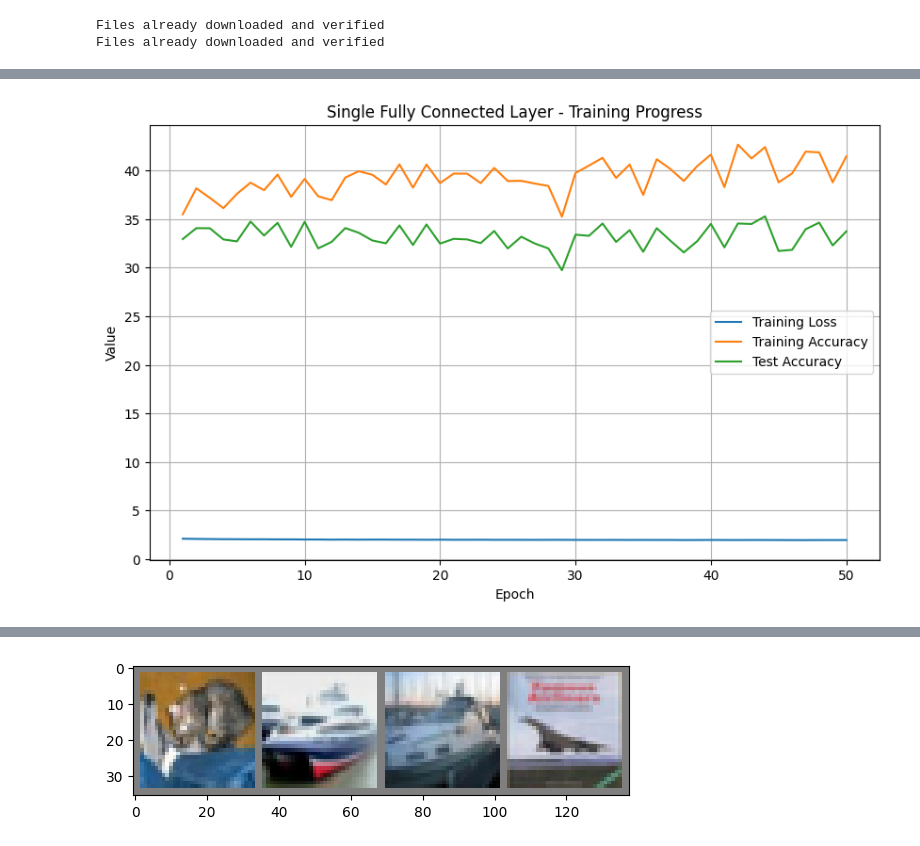
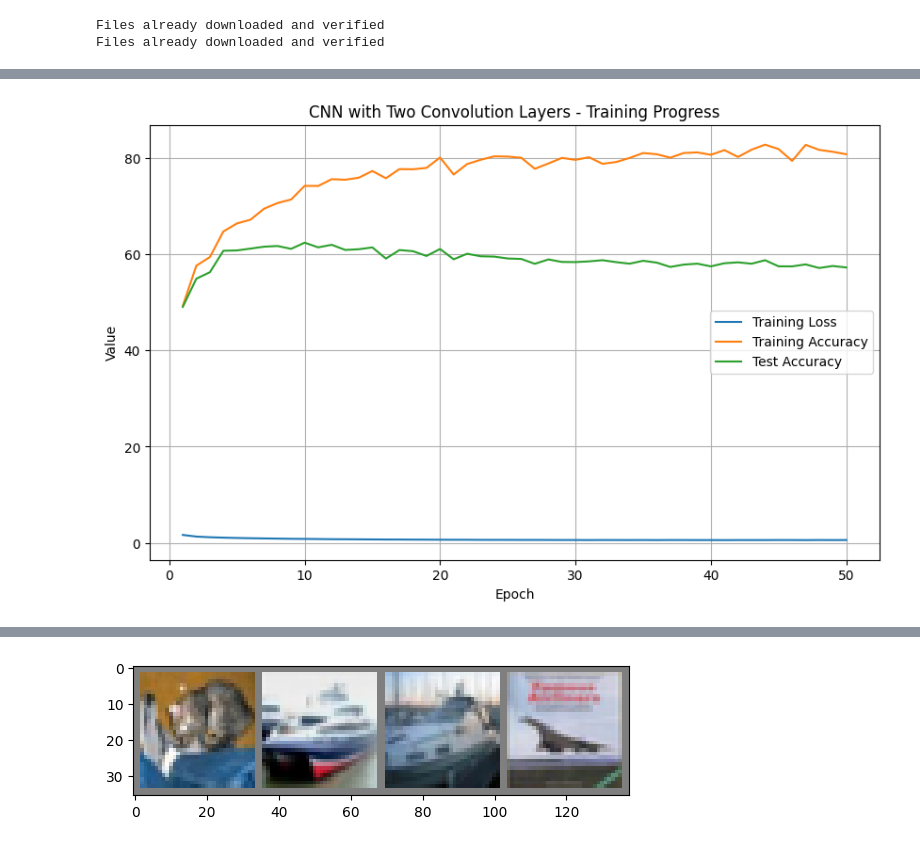
Before and after one commit to Priyankaa2503/MLD-HW2, a Jupyter notebook: hw2-8.ipynb, the cells around one changed output, grey strips where cells are left out. Drawn from its saved outputs; the diff is of its cells as text; code cells hidden in the pictures.

```diff
--- a/hw2-8.ipynb
+++ b/hw2-8.ipynb
@@ -72,37 +72,28 @@ import torch.nn.functional as F
 class Net(nn.Module):
     def __init__(self):
         super().__init__()
-        # (1) conv layers
-        self.conv1 = nn.Conv2d(3, 16, 3, padding=1)
-        self.conv2 = nn.Conv2d(16, 32, 3, padding=1)
-        # <-- New conv layer added
-        self.conv3 = nn.Conv2d(32, 64, 3, padding=1)
+        self.conv1 = nn.Conv2d(3, 6, 5)
         self.pool = nn.MaxPool2d(2, 2)
-        # <-- New dropout layer added
-        self.dropout = nn.Dropout(0.25)
-
-        # (2) fully connected layers
-        self.fc1 = nn.Linear(64 * 4 * 4, 120)
+        self.conv2 = nn.Conv2d(6, 16, 5)
+        self.fc1 = nn.Linear(16 * 5 * 5, 120)
         self.fc2 = nn.Linear(120, 84)
         self.fc3 = nn.Linear(84, 10)
 
     def forward(self, x):
-        # three conv + pool layers
         x = self.pool(F.relu(self.conv1(x)))
         x = self.pool(F.relu(self.conv2(x)))
-        x = self.pool(F.relu(self.conv3(x)))  # <-- New conv layer forward pass
-        x = self.dropout(x)
         x = torch.flatten(x, 1)
         x = F.relu(self.fc1(x))
         x = F.relu(self.fc2(x))
         x = self.fc3(x)
         return x
 
+
 net = Net()
 # %%
 import torch.optim as optim
 
-criterion = nn.CrossEntropyLoss()
-optimizer = optim.Adam(net.parameters(), lr=0.001)
+criterion = nn.MSELoss()
+optimizer = optim.SGD(net.parameters(), lr=0.001, momentum=0.9)
 # %%
 num_epochs = 25
@@ -158,9 +174,2 @@ print("Finished Training")
 Finished Training
-# %%
-epoch_settings = [5, 50, 200]
-results = {}
-
-for ep in epoch_settings:
-    train_losses, test_acc_list = train_and_evaluate(num_epochs=ep)
-    results[ep] = (train_losses, test_acc_list)
 # %%
@@ -169,16 +178,17 @@ torch.save(net.state_dict(), PATH)
 # %%
 epochs = range(1, num_epochs + 1)
 plt.figure(figsize=(10, 6))
 plt.plot(epochs, train_losses, label="Training Loss")
+plt.plot(epochs, train_acc_list, label="Training Accuracy")
 plt.plot(epochs, test_acc_list, label="Test Accuracy")
 plt.xlabel("Epoch")
 plt.ylabel("Value")
-plt.title("Q8: CNN with 3 Convolutional Layers")
+plt.title("CNN with Two Convolution Layers - Training Progress")
 plt.legend()
 plt.grid(True)
 plt.show()
 # %% [output]
-[figure, old version]
+[figure, new version]
 # %%
 total_params = sum(p.numel() for p in net.parameters())
 print(f"Total number of parameters: {total_params}")
```
Also changed, not shown: parts of 7 cells of this notebook, 4 other files.
